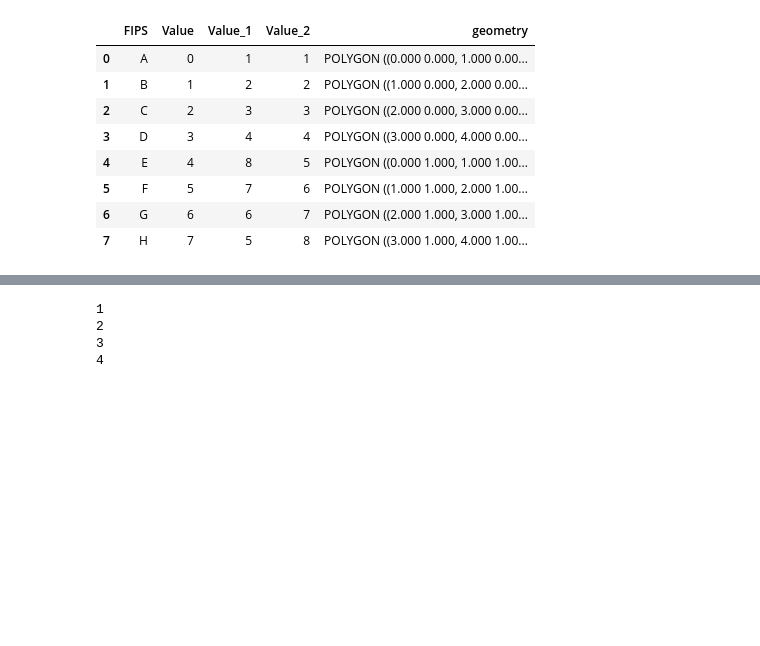
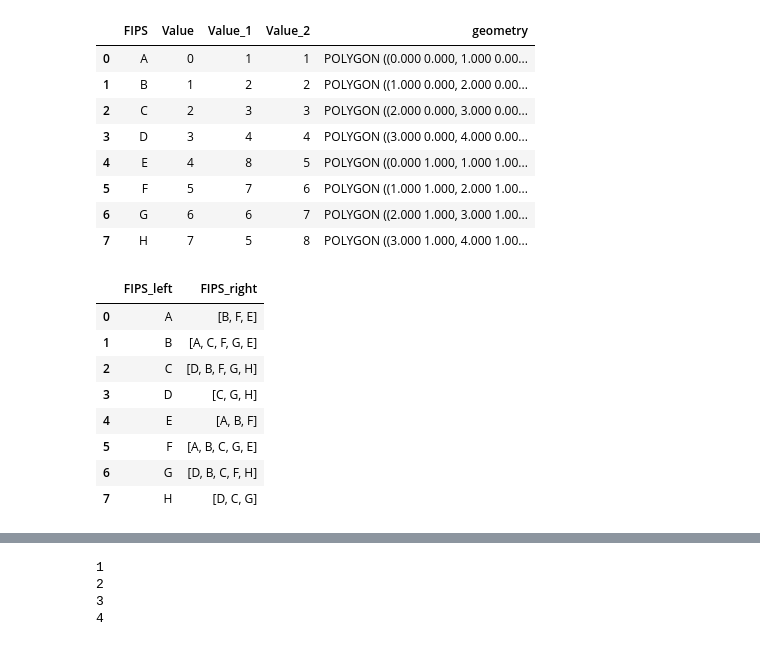
Before and after one commit to hashansl/adjacency-pattern, a Jupyter notebook: main_file_1.ipynb, the cells around one changed output, grey strips where cells are left out. Saved outputs shown, nothing was run; the diff lists cells and outputs as text; code cells hidden in the pictures; blank space fills up the shorter version.

```diff
--- a/main_file_1.ipynb
+++ b/main_file_1.ipynb
@@ -165,6 +165,18 @@ adjacent_precincts = adjacent_precincts.query('FIPS_left != FIPS_right')
 # %%
 # Group the resulting dataframe by the original precinct Name and create a list of adjacent precinct Name
 adjacent_precincts = adjacent_precincts.groupby('FIPS_left')['FIPS_right'].apply(list).reset_index()
+# %%
+adjacent_precincts
+# %% [output]
+|  | FIPS_left | FIPS_right |
+| 0 | A | [B, F, E] |
+| 1 | B | [A, C, F, G, E] |
+| 2 | C | [D, B, F, G, H] |
+| 3 | D | [C, G, H] |
+| 4 | E | [A, B, F] |
+| 5 | F | [A, B, C, G, E] |
+| 6 | G | [D, B, C, F, H] |
+| 7 | H | [D, C, G] |
 # %%
 city_sets = {}
 # %%
```
Also changed, not shown: parts of 5 cells of this notebook, 2 other files.
